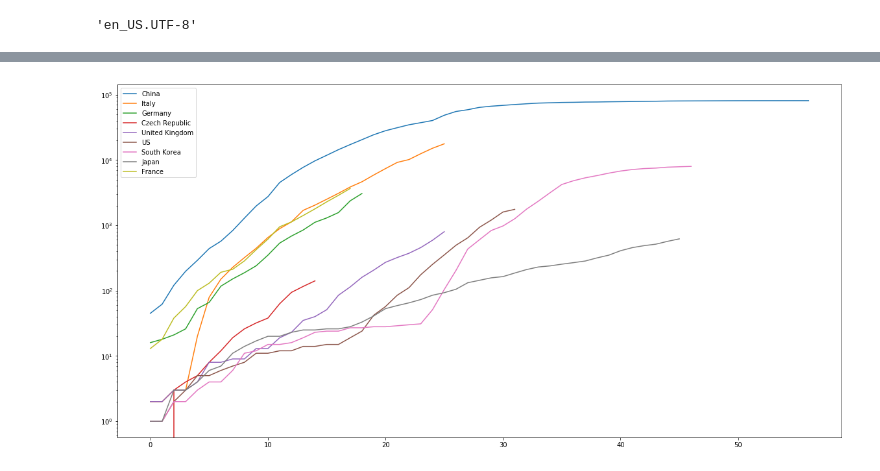
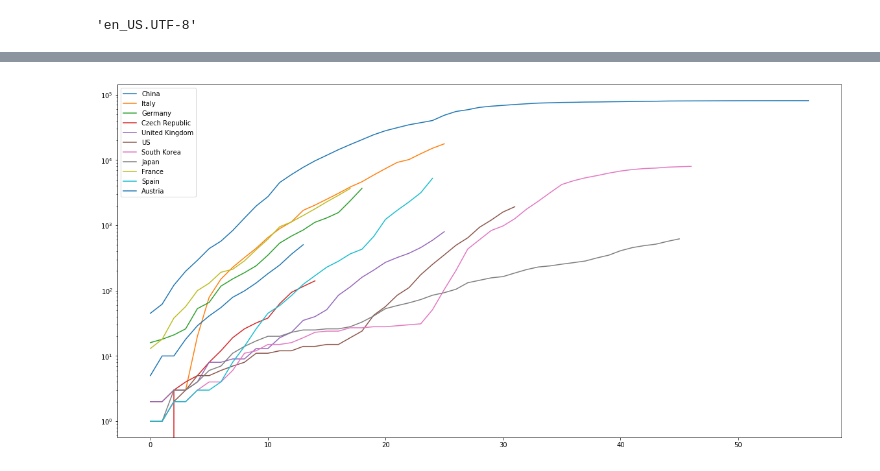
Before and after one commit to RichardHladik/coronavirus_wiki, a Jupyter notebook: coronavirus_wiki.ipynb, the cells around one changed output, grey strips where cells are left out. Drawn from its saved outputs; the diff is of its cells as text; code cells hidden in the pictures.

```diff
--- a/coronavirus_wiki.ipynb
+++ b/coronavirus_wiki.ipynb
@@ -68,3 +79,7 @@ skorea = get_data('South_Korea')
 japan = get_data('Japan')
 # %%
 france = get_data('France')
+# %%
+spain = get_data('Spain')
+# %%
+austria = get_data('Austria')
@@ -71,14 +106,16 @@ france = get_data('France')
 # %%
 plt.plot(china,label='China')
 plt.plot(italy,label='Italy')
 plt.plot(germany,label='Germany')
 plt.plot(cz,label='Czech Republic')
 plt.plot(uk,label='United Kingdom')
 plt.plot(usa,label='US')
 plt.plot(skorea,label='South Korea')
 plt.plot(japan,label='Japan')
 plt.plot(france,label='France')
+plt.plot(spain,label='Spain')
+plt.plot(austria,label='Austria')
 plt.legend()
 plt.yscale('log')
 # %% [output]
-[figure, old version]
+[figure, new version]
```
Also changed, not shown: parts of 4 cells of this notebook.
